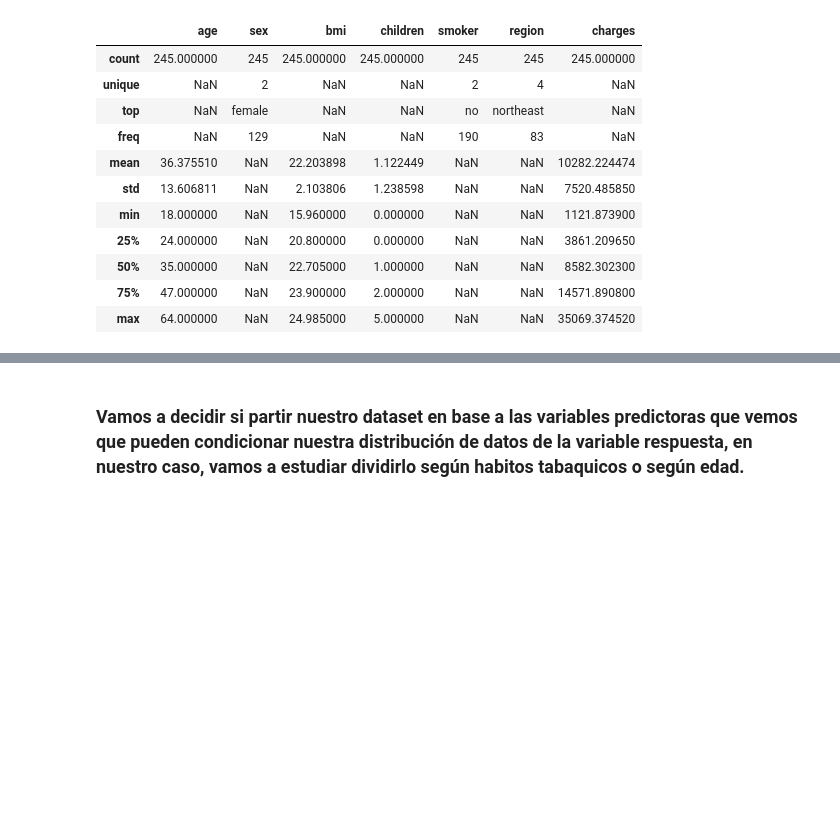
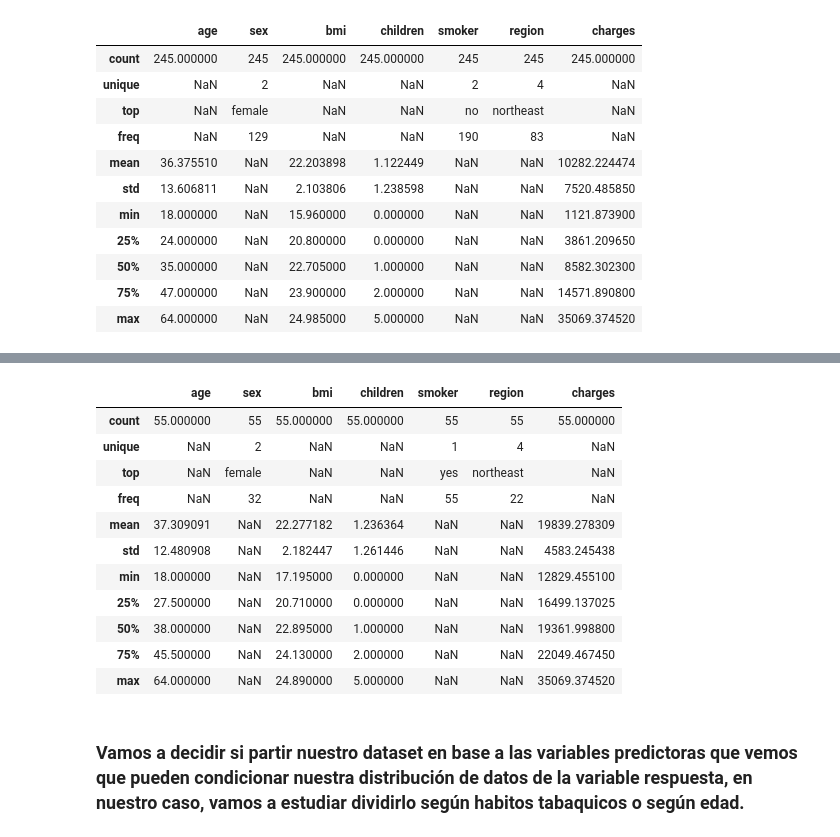
Before and after one commit to AnaGonBu/Proyecto_google, a Jupyter notebook: 01-RL-ML-Intro.ipynb, the cells around one changed output, grey strips where cells are left out. Drawn from its saved outputs; the diff is of its cells as text; code cells hidden in the pictures; blank space fills up the shorter version.

```diff
--- a/01-RL-ML-Intro.ipynb
+++ b/01-RL-ML-Intro.ipynb
@@ -378,3 +367,18 @@ df_peso.describe(include='all')#190 registros de fumadores y el 75% tienen prima
+# %%
+df_peso_fumador.describe(include='all')
+# %% [output]
+|  | age | sex | bmi | children | smoker | region | charges |
+| count | 55.000000 | 55 | 55.000000 | 55.000000 | 55 | 55 | 55.000000 |
+| unique | NaN | 2 | NaN | NaN | 1 | 4 | NaN |
+| top | NaN | female | NaN | NaN | yes | northeast | NaN |
+| freq | NaN | 32 | NaN | NaN | 55 | 22 | NaN |
+| mean | 37.309091 | NaN | 22.277182 | 1.236364 | NaN | NaN | 19839.278309 |
+| std | 12.480908 | NaN | 2.182447 | 1.261446 | NaN | NaN | 4583.245438 |
+| min | 18.000000 | NaN | 17.195000 | 0.000000 | NaN | NaN | 12829.455100 |
+| 25% | 27.500000 | NaN | 20.710000 | 0.000000 | NaN | NaN | 16499.137025 |
+| 50% | 38.000000 | NaN | 22.895000 | 1.000000 | NaN | NaN | 19361.998800 |
+| 75% | 45.500000 | NaN | 24.130000 | 2.000000 | NaN | NaN | 22049.467450 |
+| max | 64.000000 | NaN | 24.890000 | 5.000000 | NaN | NaN | 35069.374520 |
 # %% [markdown]
 ### Vamos a decidir si partir nuestro dataset en base a las variables predictoras que vemos que pueden condicionar nuestra distribución de datos de la variable respuesta, en nuestro caso, vamos a estudiar dividirlo según habitos tabaquicos o según edad.
 # %% [markdown]
```
Also changed, not shown: parts of 15 cells of this notebook.
